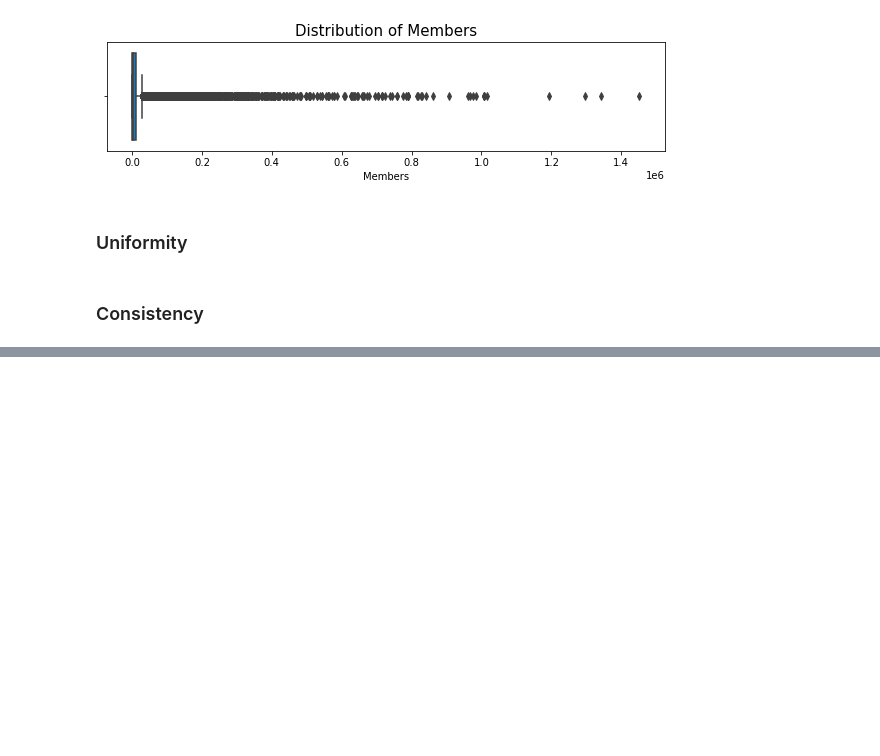
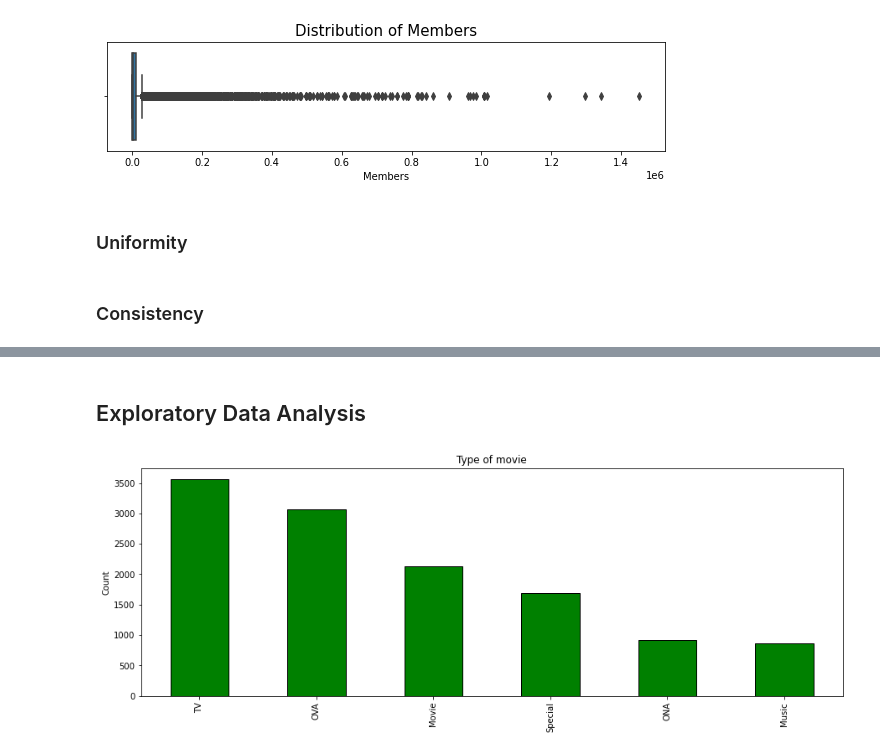
Before and after one commit to felix-n12/Movie-Recommendation-System, a Jupyter notebook: Recommendation System.ipynb, the cells around one changed output, grey strips where cells are left out. Cells and saved outputs as stored; diff of their text form; code cells hidden in the pictures; blank space fills up the shorter version.

```diff
--- a/Recommendation System.ipynb
+++ b/Recommendation System.ipynb
@@ -305,0 +369,2 @@ except:
+# %%
+df.drop('Synopsis',axis=1,inplace=True)
@@ -305,0 +416,25 @@ except:
+# %%
+df.drop('Link',axis=1,inplace=True)
+# %% [markdown]
+## Exploratory Data Analysis
+# %%
+def get_value_counts(df, col):
+    ''' Returns the value counts of a column in a dataframe '''
+    counts = df[col].value_counts(dropna=False, ascending=False)
+    return counts
+# %%
+# Function to visualise the the the top 20 value counts in the columns
+def plot_data(df, col, title):
+
+    fig, ax = plt.subplots(figsize=(10, 5))
+
+    ''' Plots the value counts of the top 20 categories of a column in a dataframe as a bar chart '''
+
+    get_value_counts(df, col).head(20).plot(kind='bar', figsize=(15, 5), color='green', edgecolor='black', fontsize=10)
+    plt.title(title)
+    plt.xticks(rotation=90)
+    plt.ylabel('Count', fontsize=10)
+# %%
+plot_data(df,"Type",'Type of movie')
+# %% [output]
+[figure, added]
```
Also changed, not shown: parts of 24 cells of this notebook.
